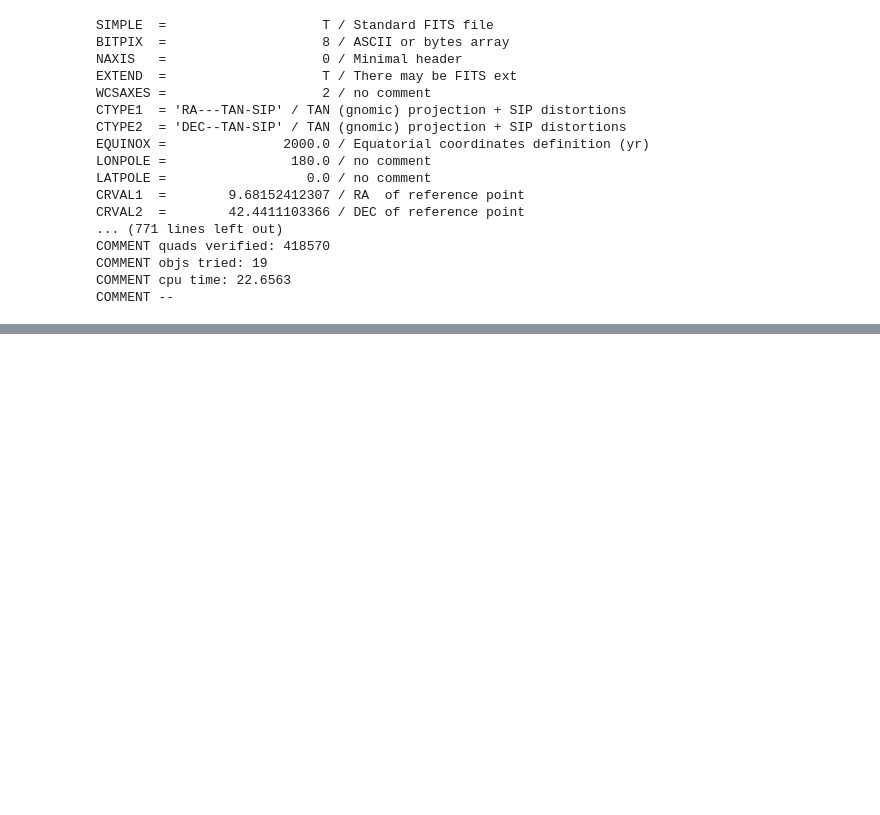
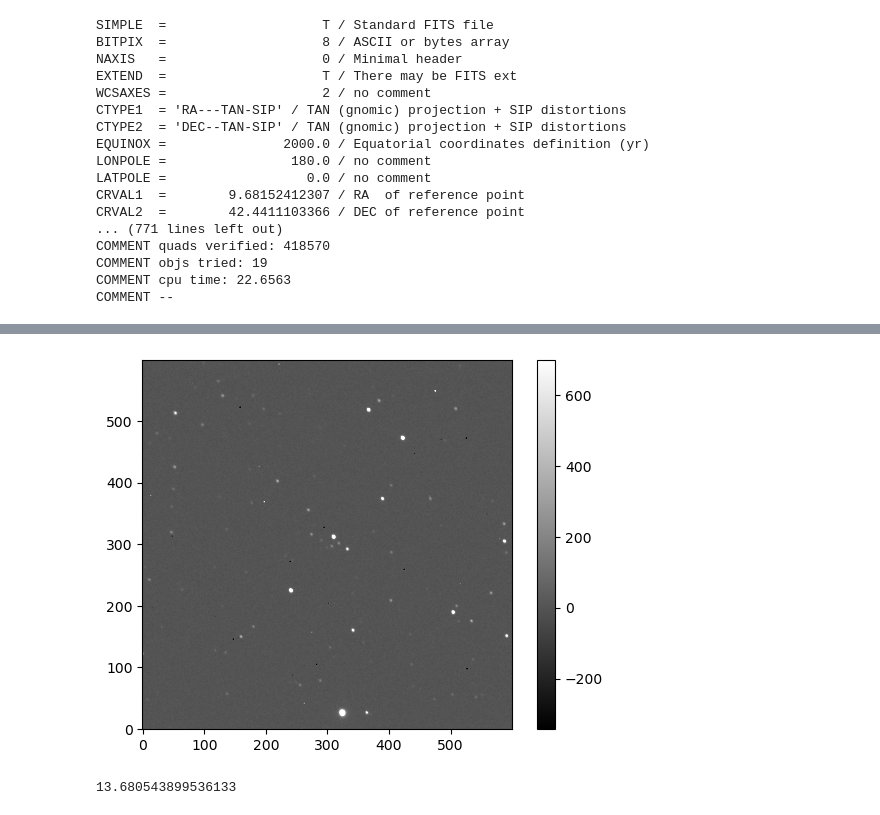
Before and after one commit to Zhengjingyi0823/AST443-Group5, a Jupyter notebook: AST443 Lab2.ipynb, the cells around one changed output, grey strips where cells are left out. Saved outputs shown, nothing was run; the diff lists cells and outputs as text; code cells hidden in the pictures; blank space fills up the shorter version.

```diff
--- a/AST443 Lab2.ipynb
+++ b/AST443 Lab2.ipynb
@@ -240,0 +305,28 @@ COMMENT --
+# %%
+# Define the cropping coordinates
+x_min, x_max = 200, 800
+y_min, y_max = 200, 800
+
+#fig = plt.figure(figsize=(18, 3))  # width, height in inches
+cropped_aligned_frames=[]
+
+#Plot each flat frame
+for i in range(len(aligned_images)):
+        # Crop the image
+    cropped_aligned_frames.append(aligned_images[i][y_min:y_max, x_min:x_max])
+# %%
+#remove background
+
+cropped_bkgsub=[]
+cbkg_rms=[]
+
+for i in range(len(cropped_aligned_frames)):
+    bkg = sep.Background(np.ascontiguousarray(cropped_aligned_frames[i]), bw=100, bh=100)
+    cbkg_rms.append(bkg.globalrms)
+    cropped_bkgsub.append(cropped_aligned_frames[i]-bkg)
+# %%
+show_image(cropped_bkgsub[0])
+print(cbkg_rms[55])
+# %% [output]
+[figure, added]
+13.680543899536133
```
Also changed, not shown: parts of 41 cells of this notebook.
